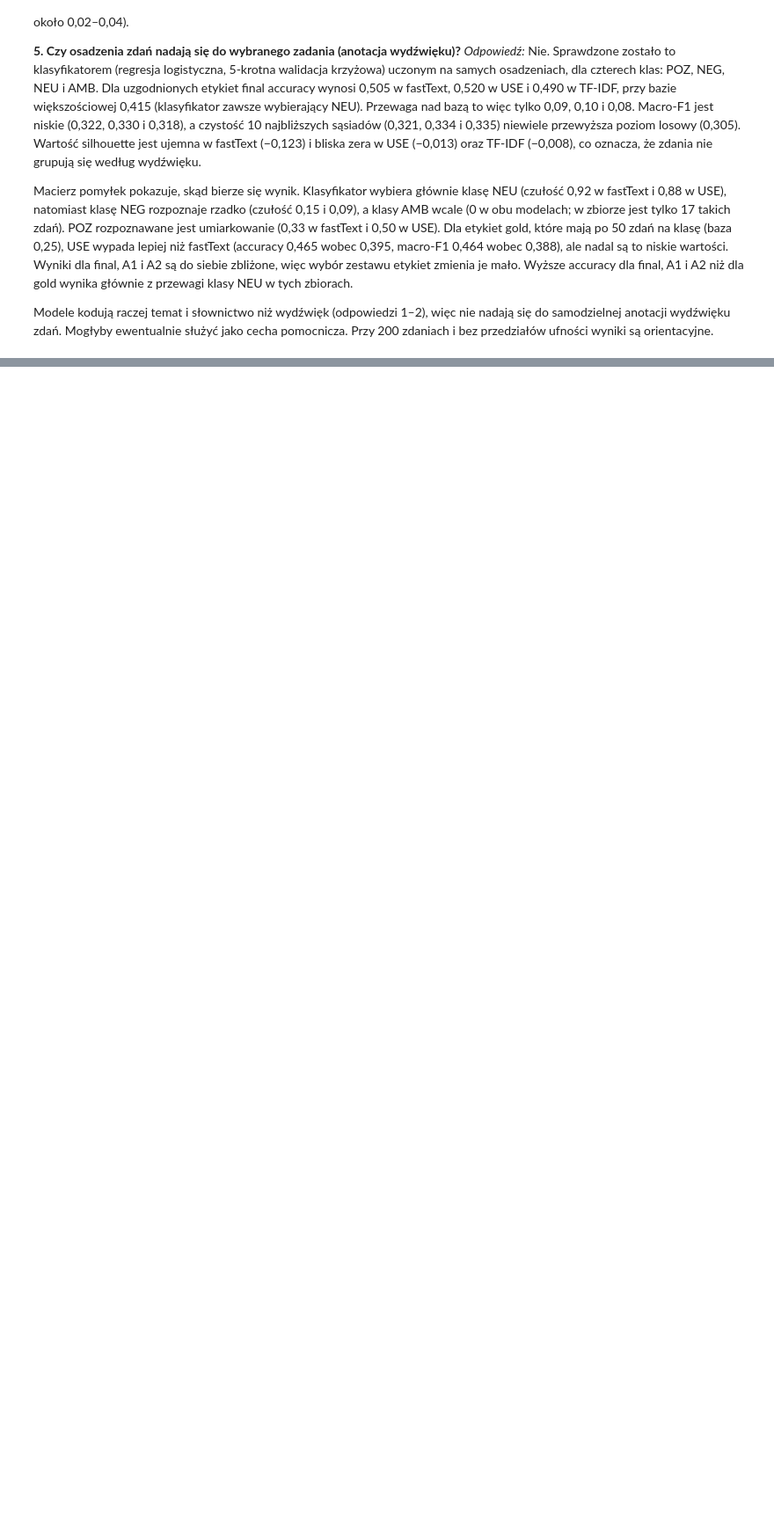
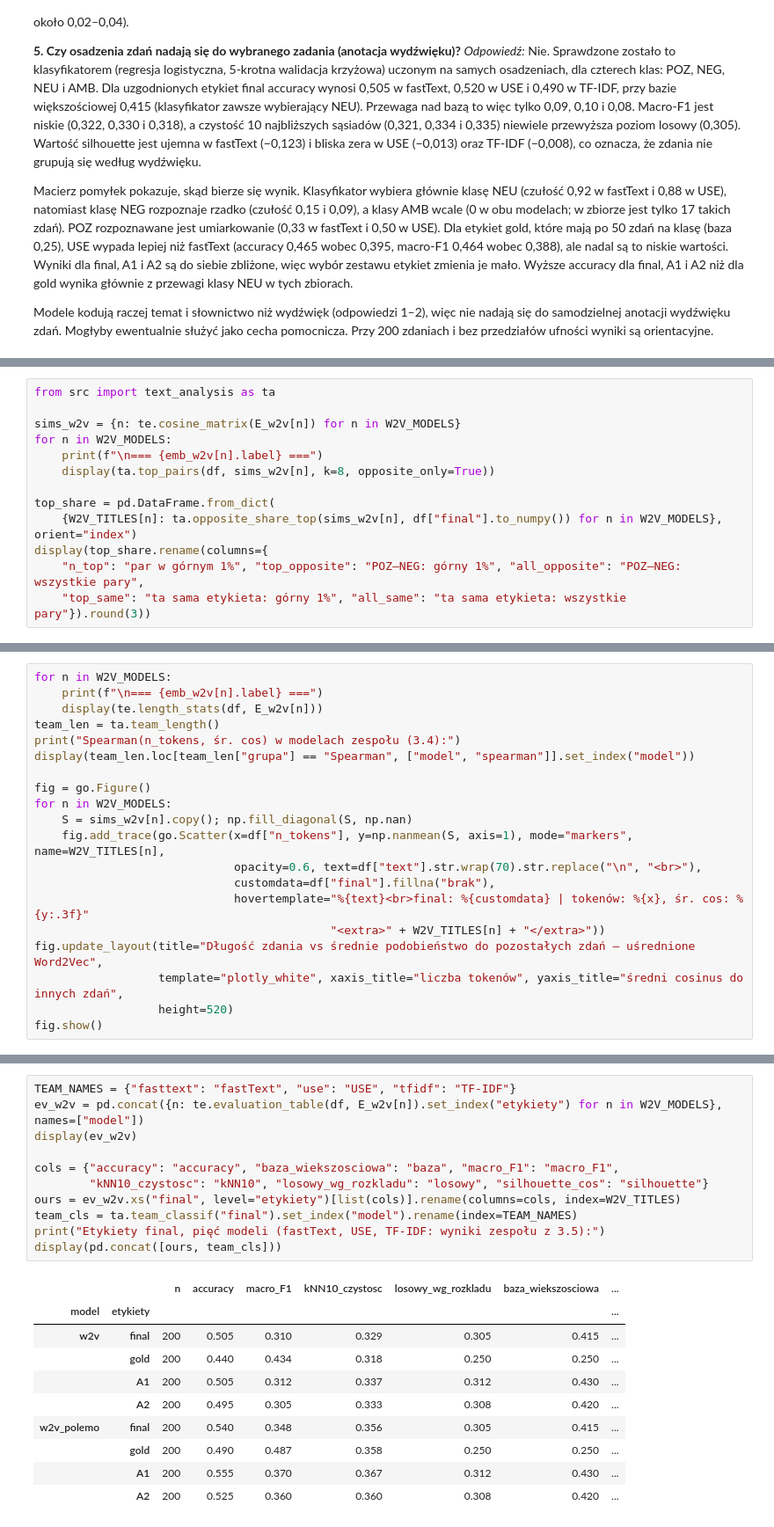
Before and after one commit to JanP2002/NLP_Lab, a Jupyter notebook: notebooks/Text_Embeddings_executed.ipynb, the cells around one changed output, grey strips where cells are left out. Shown at 88% size. Cells and saved outputs as stored; diff of their text form; blank space fills up the shorter version.

Commit message:
Adds Word2Vec results

```diff
--- a/notebooks/Text_Embeddings_executed.ipynb
+++ b/notebooks/Text_Embeddings_executed.ipynb
@@ -491,0 +603,13 @@ Modele kodują raczej temat i słownictwo niż wydźwięk (odpowiedzi 1–2), wi
+# %%
+from src import text_analysis as ta
+
+sims_w2v = {n: te.cosine_matrix(E_w2v[n]) for n in W2V_MODELS}
+for n in W2V_MODELS:
+    print(f"\n=== {emb_w2v[n].label} ===")
+    display(ta.top_pairs(df, sims_w2v[n], k=8, opposite_only=True))
+
+top_share = pd.DataFrame.from_dict(
+    {W2V_TITLES[n]: ta.opposite_share_top(sims_w2v[n], df["final"].to_numpy()) for n in W2V_MODELS}, orient="index")
+display(top_share.rename(columns={
+    "n_top": "par w górnym 1%", "top_opposite": "POZ–NEG: górny 1%", "all_opposite": "POZ–NEG: wszystkie pary",
+    "top_same": "ta sama etykieta: górny 1%", "all_same": "ta sama etykieta: wszystkie pary"}).round(3))
@@ -491,0 +732,20 @@ Modele kodują raczej temat i słownictwo niż wydźwięk (odpowiedzi 1–2), wi
+# %%
+for n in W2V_MODELS:
+    print(f"\n=== {emb_w2v[n].label} ===")
+    display(te.length_stats(df, E_w2v[n]))
+team_len = ta.team_length()
+print("Spearman(n_tokens, śr. cos) w modelach zespołu (3.4):")
+display(team_len.loc[team_len["grupa"] == "Spearman", ["model", "spearman"]].set_index("model"))
+
+fig = go.Figure()
+for n in W2V_MODELS:
+    S = sims_w2v[n].copy(); np.fill_diagonal(S, np.nan)
+    fig.add_trace(go.Scatter(x=df["n_tokens"], y=np.nanmean(S, axis=1), mode="markers", name=W2V_TITLES[n],
+                             opacity=0.6, text=df["text"].str.wrap(70).str.replace("\n", "<br>"),
+                             customdata=df["final"].fillna("brak"),
+                             hovertemplate="%{text}<br>final: %{customdata} | tokenów: %{x}, śr. cos: %{y:.3f}"
+                                           "<extra>" + W2V_TITLES[n] + "</extra>"))
+fig.update_layout(title="Długość zdania vs średnie podobieństwo do pozostałych zdań – uśrednione Word2Vec",
+                  template="plotly_white", xaxis_title="liczba tokenów", yaxis_title="średni cosinus do innych zdań",
+                  height=520)
+fig.show()
@@ -491,0 +779,22 @@ Modele kodują raczej temat i słownictwo niż wydźwięk (odpowiedzi 1–2), wi
+# %%
+TEAM_NAMES = {"fasttext": "fastText", "use": "USE", "tfidf": "TF-IDF"}
+ev_w2v = pd.concat({n: te.evaluation_table(df, E_w2v[n]).set_index("etykiety") for n in W2V_MODELS}, names=["model"])
+display(ev_w2v)
+
+cols = {"accuracy": "accuracy", "baza_wiekszosciowa": "baza", "macro_F1": "macro_F1",
+        "kNN10_czystosc": "kNN10", "losowy_wg_rozkladu": "losowy", "silhouette_cos": "silhouette"}
+ours = ev_w2v.xs("final", level="etykiety")[list(cols)].rename(columns=cols, index=W2V_TITLES)
+team_cls = ta.team_classif("final").set_index("model").rename(index=TEAM_NAMES)
+print("Etykiety final, pięć modeli (fastText, USE, TF-IDF: wyniki zespołu z 3.5):")
+display(pd.concat([ours, team_cls]))
+# %% [output]
+|  |  | n | accuracy | macro_F1 | kNN10_czystosc | losowy_wg_rozkladu | baza_wiekszosciowa | ... |
+| model | etykiety |  |  |  |  |  |  | ... |
+| w2v | final | 200 | 0.505 | 0.310 | 0.329 | 0.305 | 0.415 | ... |
+|  | gold | 200 | 0.440 | 0.434 | 0.318 | 0.250 | 0.250 | ... |
+|  | A1 | 200 | 0.505 | 0.312 | 0.337 | 0.312 | 0.430 | ... |
+|  | A2 | 200 | 0.495 | 0.305 | 0.333 | 0.308 | 0.420 | ... |
+| w2v_polemo | final | 200 | 0.540 | 0.348 | 0.356 | 0.305 | 0.415 | ... |
+|  | gold | 200 | 0.490 | 0.487 | 0.358 | 0.250 | 0.250 | ... |
+|  | A1 | 200 | 0.555 | 0.370 | 0.367 | 0.312 | 0.430 | ... |
+|  | A2 | 200 | 0.525 | 0.360 | 0.360 | 0.308 | 0.420 | ... |
```
Also changed, not shown: parts of 23 cells of this notebook, 6 other files.
